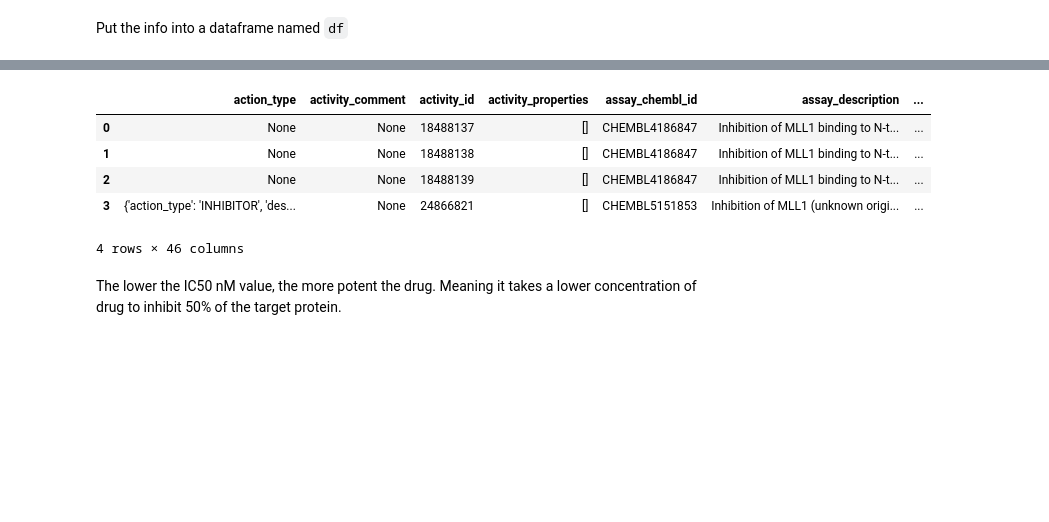
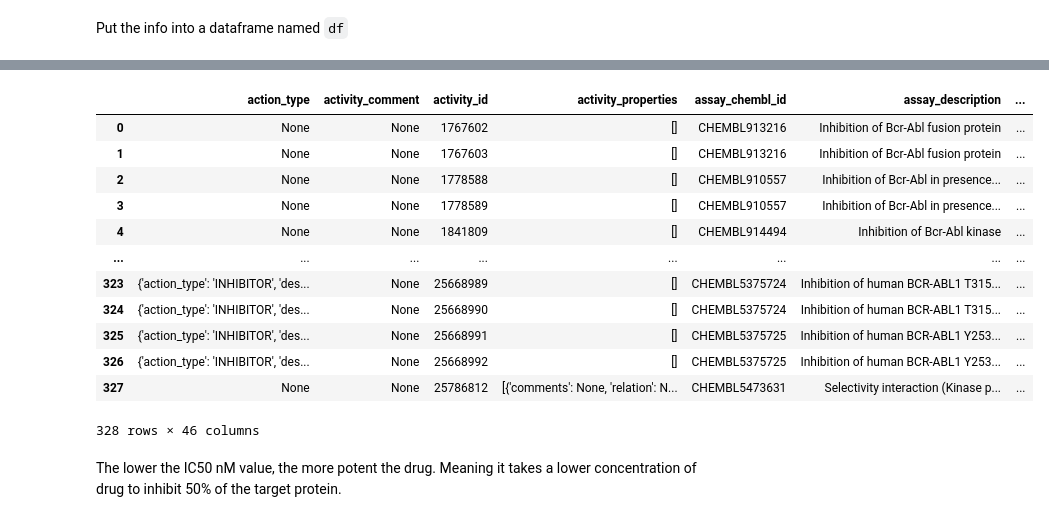
Before and after one commit to laura-budurlean/Drug-Discovery-with-Python-and-Machine-Learning, a Jupyter notebook: CDD_ML_Part_1_bioactivity_data.ipynb, the cells around one changed output, grey strips where cells are left out. Drawn from its saved outputs; the diff is of its cells as text; code cells hidden in the pictures; blank space fills up the shorter version.

```diff
--- a/CDD_ML_Part_1_bioactivity_data.ipynb
+++ b/CDD_ML_Part_1_bioactivity_data.ipynb
@@ -58,7 +48,7 @@ Read more about KMT2A rearrangements here: https://pmc.ncbi.nlm.nih.gov/articles
 # %%
 # Target search for coronavirus
 target = new_client.target
-target_query = target.search('KMT2A')
+target_query = target.search('BCR::ABL1')
 targets = pd.DataFrame.from_dict(target_query)
 targets
 # %% [output]
@@ -78,4 +79,4 @@ This will make the KMT2A (MLL) protein part of the AFF1::KMT2A gene fusion, as t
 # %%
-selected_target = targets.target_chembl_id[1]
+selected_target = targets.target_chembl_id[3]
 selected_target
 # %% [output]
@@ -94,12 +95,19 @@ Displaying the first 5 rows of the data frame we just made
 # %%
-df.head()
+df
 # %% [output]
 |  | action_type | activity_comment | activity_id | activity_properties | assay_chembl_id | assay_description | ... |
-| 0 | None | None | 18488137 | [] | CHEMBL4186847 | Inhibition of MLL1 binding to N-t... | ... |
-| 1 | None | None | 18488138 | [] | CHEMBL4186847 | Inhibition of MLL1 binding to N-t... | ... |
-| 2 | None | None | 18488139 | [] | CHEMBL4186847 | Inhibition of MLL1 binding to N-t... | ... |
-| 3 | {'action_type': 'INHIBITOR', 'des... | None | 24866821 | [] | CHEMBL5151853 | Inhibition of MLL1 (unknown origi... | ... |
+| 0 | None | None | 1767602 | [] | CHEMBL913216 | Inhibition of Bcr-Abl fusion protein | ... |
+| 1 | None | None | 1767603 | [] | CHEMBL913216 | Inhibition of Bcr-Abl fusion protein | ... |
+| 2 | None | None | 1778588 | [] | CHEMBL910557 | Inhibition of Bcr-Abl in presence... | ... |
+| 3 | None | None | 1778589 | [] | CHEMBL910557 | Inhibition of Bcr-Abl in presence... | ... |
+| 4 | None | None | 1841809 | [] | CHEMBL914494 | Inhibition of Bcr-Abl kinase | ... |
+| ... | ... | ... | ... | ... | ... | ... | ... |
+| 323 | {'action_type': 'INHIBITOR', 'des... | None | 25668989 | [] | CHEMBL5375724 | Inhibition of human BCR-ABL1 T315... | ... |
+| 324 | {'action_type': 'INHIBITOR', 'des... | None | 25668990 | [] | CHEMBL5375724 | Inhibition of human BCR-ABL1 T315... | ... |
+| 325 | {'action_type': 'INHIBITOR', 'des... | None | 25668991 | [] | CHEMBL5375725 | Inhibition of human BCR-ABL1 Y253... | ... |
+| 326 | {'action_type': 'INHIBITOR', 'des... | None | 25668992 | [] | CHEMBL5375725 | Inhibition of human BCR-ABL1 Y253... | ... |
+| 327 | None | None | 25786812 | [{'comments': None, 'relation': N... | CHEMBL5473631 | Selectivity interaction (Kinase p... | ... |
-4 rows × 46 columns
+328 rows × 46 columns
 # %% [markdown]
 The lower the IC50 nM value, the more potent the drug. Meaning it takes a lower concentration of drug to inhibit 50% of the target protein.
 # %%
```
Also changed, not shown: parts of 34 cells of this notebook, 1 other file.
